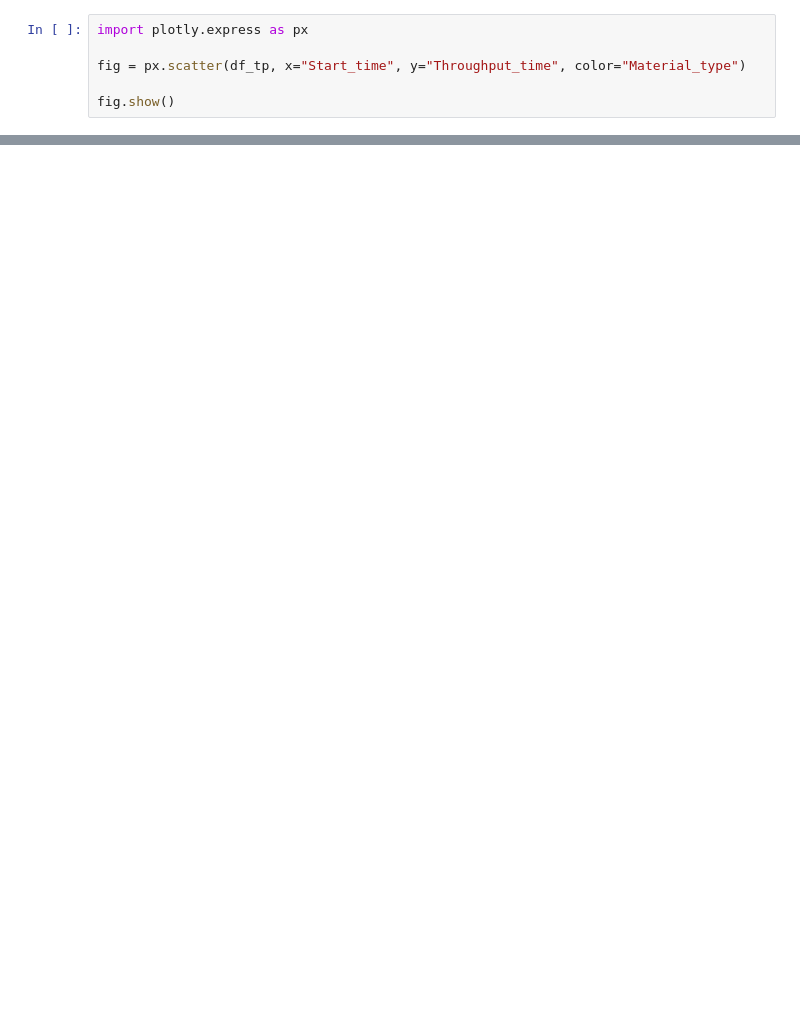
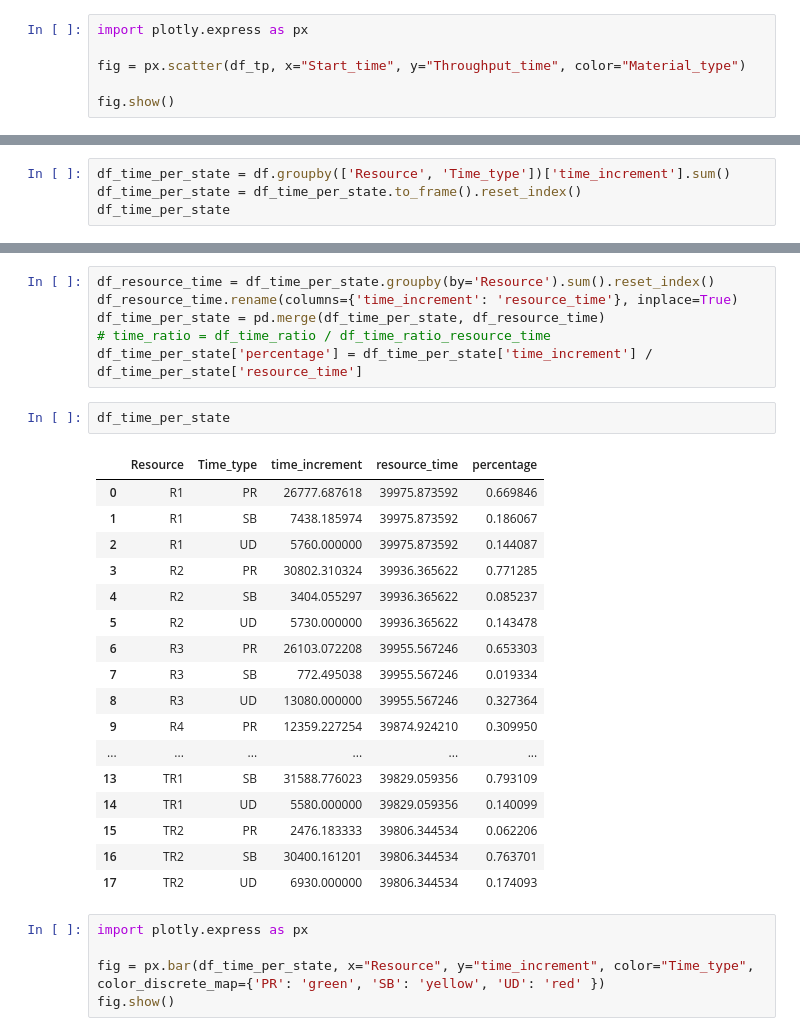
Before and after one commit to sdm4fzi/prodsys, a Jupyter notebook: postprocessing.ipynb, the cells around one changed output, grey strips where cells are left out. Saved outputs shown, nothing was run; the diff lists cells and outputs as text; blank space fills up the shorter version.

```diff
--- a/postprocessing.ipynb
+++ b/postprocessing.ipynb
@@ -227,0 +264,4 @@ df.loc[df['State'].str.contains('P')].groupby(by=['Resource'])
+# %%
+df_time_per_state = df.groupby(['Resource', 'Time_type'])['time_increment'].sum()
+df_time_per_state = df_time_per_state.to_frame().reset_index()
+df_time_per_state
@@ -227,0 +296,31 @@ df.loc[df['State'].str.contains('P')].groupby(by=['Resource'])
+# %%
+df_resource_time = df_time_per_state.groupby(by='Resource').sum().reset_index()
+df_resource_time.rename(columns={'time_increment': 'resource_time'}, inplace=True)
+df_time_per_state = pd.merge(df_time_per_state, df_resource_time)
+# time_ratio = df_time_ratio / df_time_ratio_resource_time
+df_time_per_state['percentage'] = df_time_per_state['time_increment'] / df_time_per_state['resource_time']
+# %%
+df_time_per_state
+# %% [output]
+|  | Resource | Time_type | time_increment | resource_time | percentage |
+| 0 | R1 | PR | 26777.687618 | 39975.873592 | 0.669846 |
+| 1 | R1 | SB | 7438.185974 | 39975.873592 | 0.186067 |
+| 2 | R1 | UD | 5760.000000 | 39975.873592 | 0.144087 |
+| 3 | R2 | PR | 30802.310324 | 39936.365622 | 0.771285 |
+| 4 | R2 | SB | 3404.055297 | 39936.365622 | 0.085237 |
+| 5 | R2 | UD | 5730.000000 | 39936.365622 | 0.143478 |
+| 6 | R3 | PR | 26103.072208 | 39955.567246 | 0.653303 |
+| 7 | R3 | SB | 772.495038 | 39955.567246 | 0.019334 |
+| 8 | R3 | UD | 13080.000000 | 39955.567246 | 0.327364 |
+| 9 | R4 | PR | 12359.227254 | 39874.924210 | 0.309950 |
+| ... | ... | ... | ... | ... | ... |
+| 13 | TR1 | SB | 31588.776023 | 39829.059356 | 0.793109 |
+| 14 | TR1 | UD | 5580.000000 | 39829.059356 | 0.140099 |
+| 15 | TR2 | PR | 2476.183333 | 39806.344534 | 0.062206 |
+| 16 | TR2 | SB | 30400.161201 | 39806.344534 | 0.763701 |
+| 17 | TR2 | UD | 6930.000000 | 39806.344534 | 0.174093 |
+# %%
+import plotly.express as px
+
+fig = px.bar(df_time_per_state, x="Resource", y="time_increment", color="Time_type", color_discrete_map={'PR': 'green', 'SB': 'yellow', 'UD': 'red' })
+fig.show()
```
Also changed, not shown: parts of 34 cells of this notebook, 5 other files.
